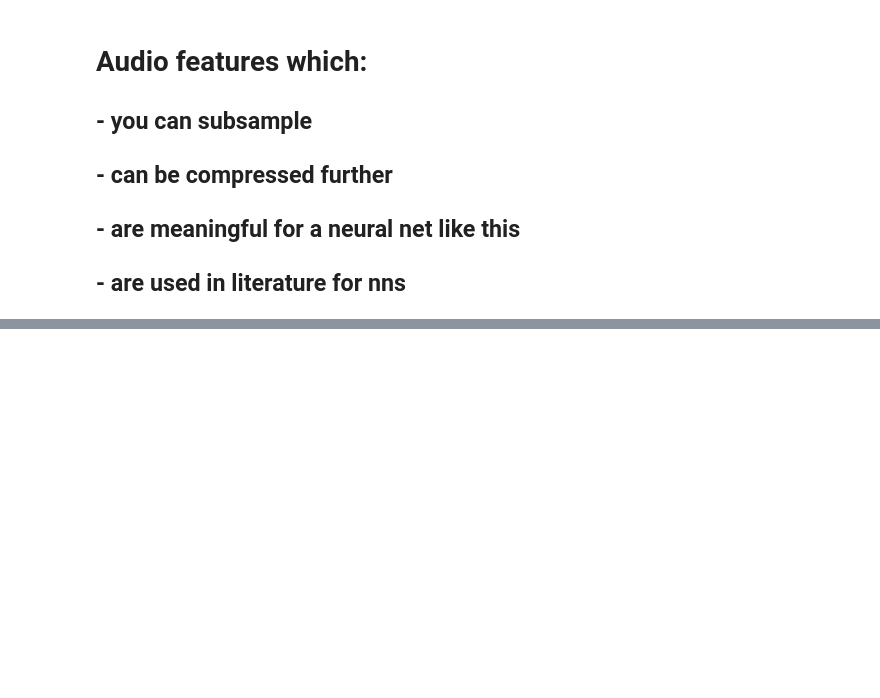
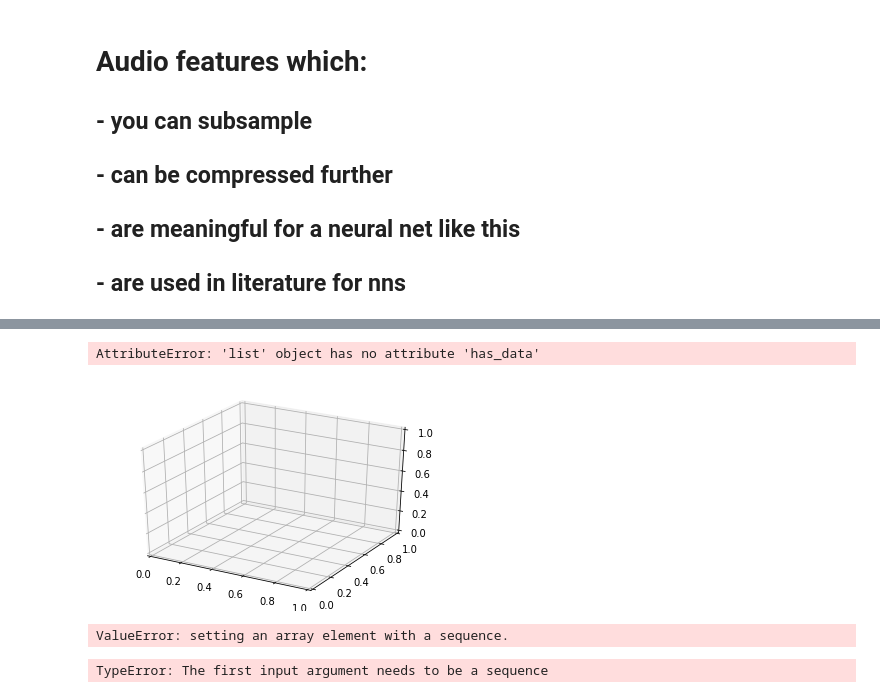
Before and after one commit to shockmonger/melmot, a Jupyter notebook: GAN Prep.ipynb, the cells around one changed output, grey strips where cells are left out. Drawn from its saved outputs; the diff is of its cells as text; code cells hidden in the pictures; blank space fills up the shorter version.

```diff
--- a/GAN Prep.ipynb
+++ b/GAN Prep.ipynb
@@ -46,0 +162,10 @@ x
+# %%
+for file in allfiles:
+    x = pd.read_csv('./data/normdatadump/'+file,sep = '\t')
+    x = x.iloc[:,1:]
+    arr = []
+    for i in range(6):
+        a = x.iloc[:,i]+ createnoise()
+        arr.append(a)
+    arr = pd.DataFrame(arr).T
+    arr.to_csv('./data/augdata/pnoise1Add/'+file)
@@ -46,0 +217,25 @@ x
+# %%
+RHX, RHY, RHZ, LHX, LHY, LHZ = [],[],[],[],[],[]
+for file in allfiles:
+    x = pd.read_csv('./data/normdatadump/'+file,sep = '\t')
+    x = x.iloc[:,1:]
+    RHX.append(x.iloc[:,:1].to_numpy())
+    RHY.append(x.iloc[:,:2].to_numpy())
+    RHZ.append(x.iloc[:,:3].to_numpy())
+    LHX.append(x.iloc[:,:4].to_numpy())
+    LHY.append(x.iloc[:,:5].to_numpy())
+    LHZ.append(x.iloc[:,:6].to_numpy())
+# %%
+for file in allfiles:
+    x = pd.read_csv('./data/augdata/pnoise1Add/'+file,sep = '\t')
+    x = x.iloc[:,1:]
+    RHX.append(x.iloc[:,:1].to_numpy())
+    RHY.append(x.iloc[:,:2].to_numpy())
+    RHZ.append(x.iloc[:,:3].to_numpy())
+    LHX.append(x.iloc[:,:4].to_numpy())
+    LHY.append(x.iloc[:,:5].to_numpy())
+    LHZ.append(x.iloc[:,:6].to_numpy())
+# %%
+x = RHX
+y = RHY
+z = RHZ
@@ -46,0 +262,27 @@ x
+# %%
+from mpl_toolkits.mplot3d import Axes3D
+fig = plt.figure()
+ax = fig.add_subplot(111, projection='3d')
+Axes3D.scatter(x,y,z)
+# %% [output]
+AttributeError: 'list' object has no attribute 'has_data'
+[figure, added]
+# %%
+from scipy import stats
+from mayavi import mlab
+
+x = np.array(RHX, dtype = 'float')
+y = np.array(RHY, dtype = 'float')
+z = np.array(RHZ, dtype = 'float')
+
+xyz = np.vstack([x,y,z])
+kde = stats.gaussian_kde(xyz)
+density = kde(xyz)
+
+# Plot scatter with mayavi
+figure = mlab.figure('DensityPlot')
+pts = mlab.points3d(x, y, z, density, scale_mode='none', scale_factor=0.07)
+mlab.axes()
+mlab.show()
+# %% [output]
+ValueError: setting an array element with a sequence.
@@ -46,0 +308,4 @@ x
+# %%
+np.concatenate
+# %% [output]
+TypeError: The first input argument needs to be a sequence
```
Also changed, not shown: parts of 19 cells of this notebook, 3 other files.
